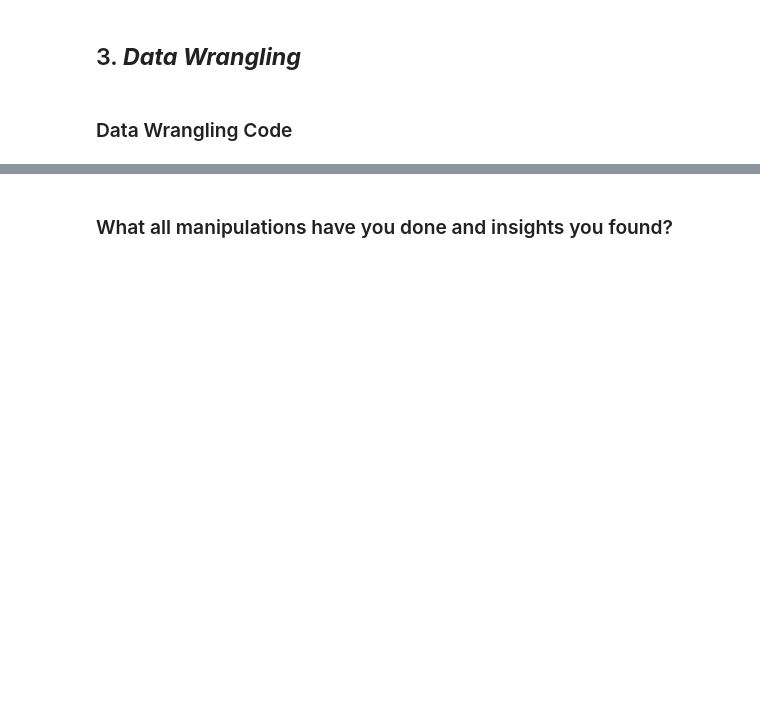
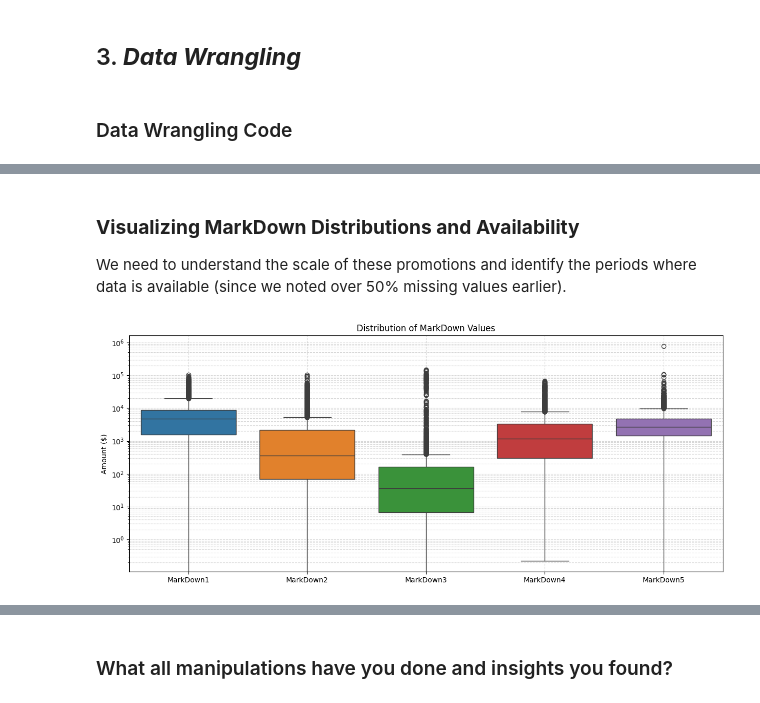
Before and after one commit to amol004/Integrated-Retail-Analytics-for-Store-Optimization-Advanced-Machine-Learning, a Jupyter notebook: Integrated_Retail_Analytics_for_Store_Optimization.ipynb, the cells around one changed output, grey strips where cells are left out. Drawn from its saved outputs; the diff is of its cells as text; code cells hidden in the pictures; blank space fills up the shorter version.

```diff
--- a/Integrated_Retail_Analytics_for_Store_Optimization.ipynb
+++ b/Integrated_Retail_Analytics_for_Store_Optimization.ipynb
@@ -475,0 +513,16 @@ sales['Date'] = pd.to_datetime(sales['Date'], dayfirst=True)
+# %% [markdown]
+### **Visualizing MarkDown Distributions and Availability**
+We need to understand the scale of these promotions and identify the periods where data is available (since we noted over 50% missing values earlier).
+# %%
+# 1. Distribution of MarkDowns
+markdown_cols = ['MarkDown1', 'MarkDown2', 'MarkDown3', 'MarkDown4', 'MarkDown5']
+
+plt.figure(figsize=(15, 6))
+sns.boxplot(data=features[markdown_cols])
+plt.title('Distribution of MarkDown Values')
+plt.ylabel('Amount ($)')
+plt.yscale('log') # Using log scale due to high variance
+plt.grid(True, which='both', linestyle='--', alpha=0.5)
+plt.show()
+# %% [output]
+[figure, added]
```
Also changed, not shown: parts of 4 cells of this notebook.
